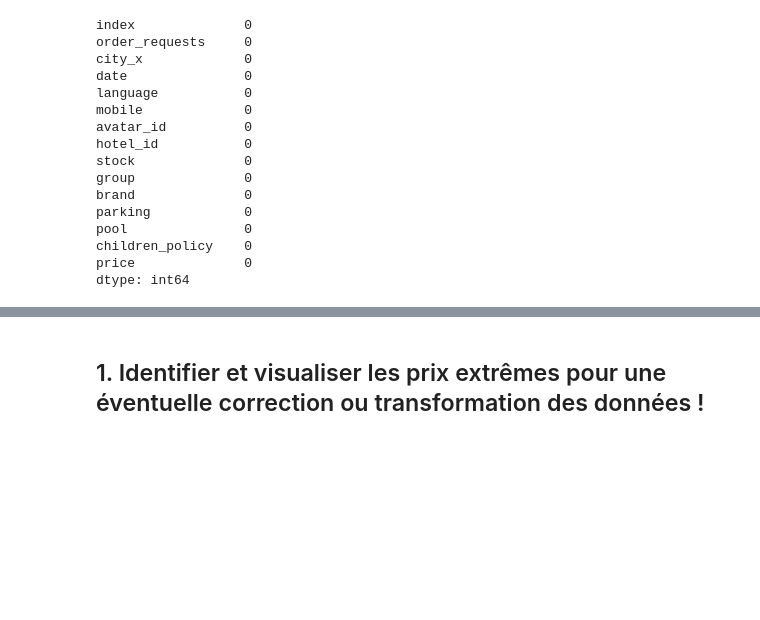
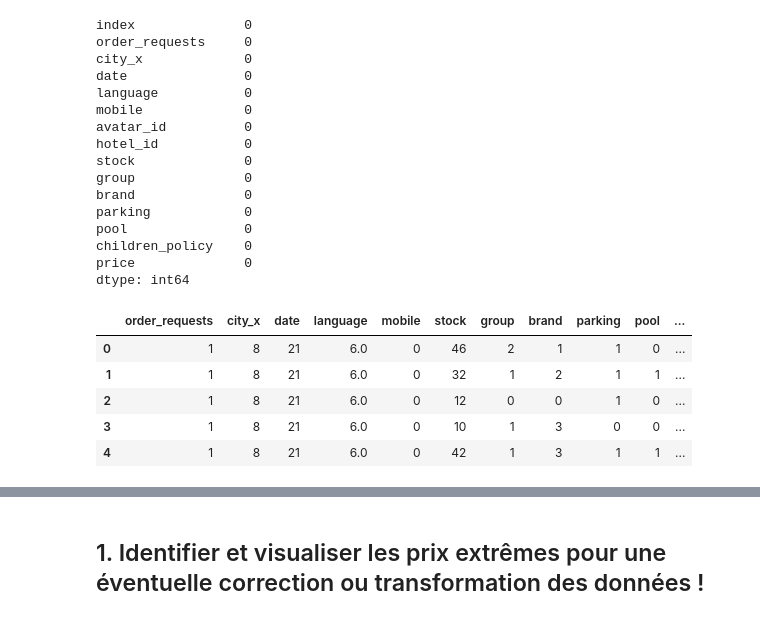
Before and after one commit to Ousmane-BA100/hotel_price_prediction, a Jupyter notebook: Modelisation/model.ipynb, the cells around one changed output, grey strips where cells are left out. Saved outputs shown, nothing was run; the diff lists cells and outputs as text; code cells hidden in the pictures; blank space fills up the shorter version.

```diff
--- a/Modelisation/model.ipynb
+++ b/Modelisation/model.ipynb
@@ -98,0 +101,9 @@ dtype: int64
+# %%
+df_synthetic.head()
+# %% [output]
+|  | order_requests | city_x | date | language | mobile | stock | group | brand | parking | pool | ... |
+| 0 | 1 | 8 | 21 | 6.0 | 0 | 46 | 2 | 1 | 1 | 0 | ... |
+| 1 | 1 | 8 | 21 | 6.0 | 0 | 32 | 1 | 2 | 1 | 1 | ... |
+| 2 | 1 | 8 | 21 | 6.0 | 0 | 12 | 0 | 0 | 1 | 0 | ... |
+| 3 | 1 | 8 | 21 | 6.0 | 0 | 10 | 1 | 3 | 0 | 0 | ... |
+| 4 | 1 | 8 | 21 | 6.0 | 0 | 42 | 1 | 3 | 1 | 1 | ... |
```
Also changed, not shown: parts of 15 cells of this notebook, 5 other files.
